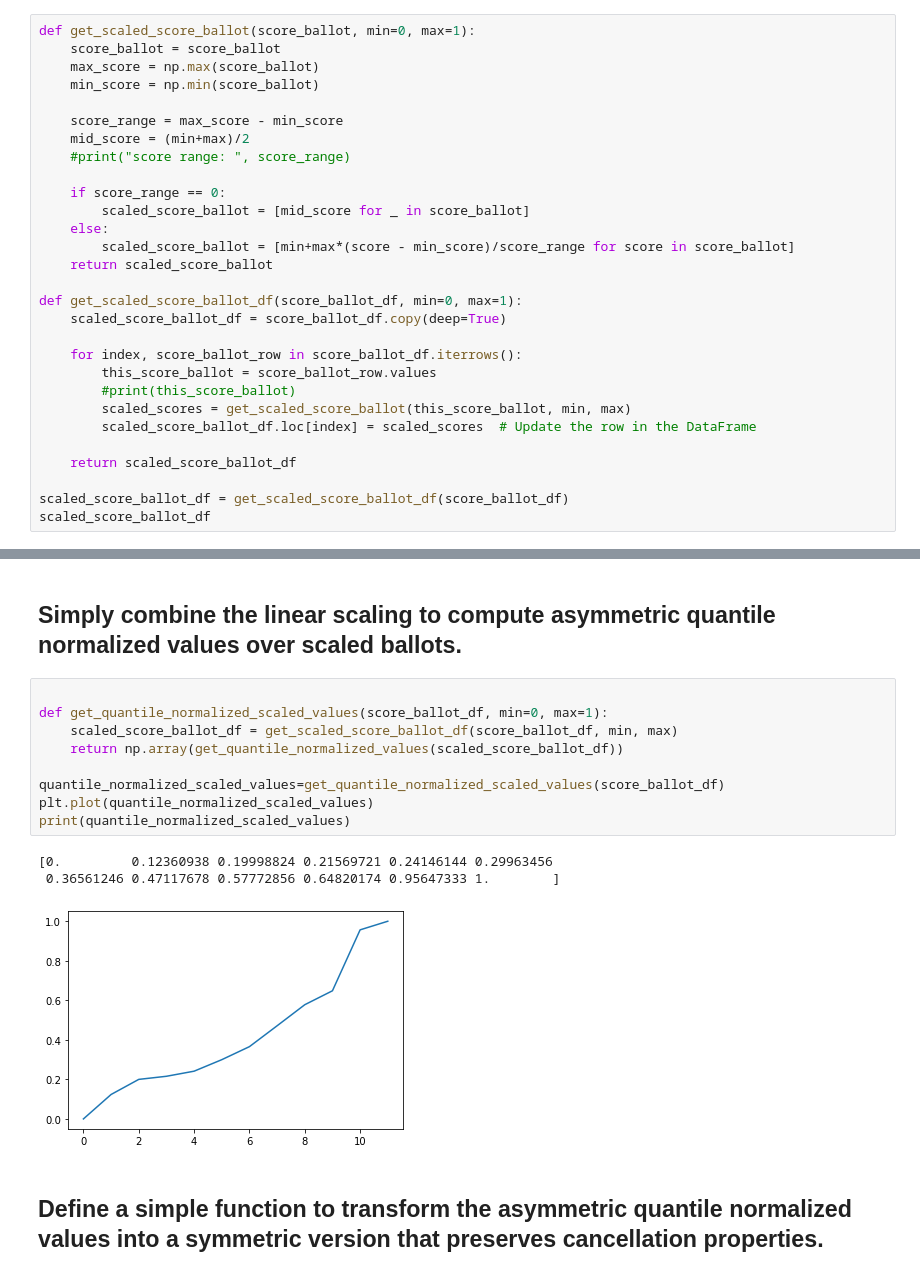
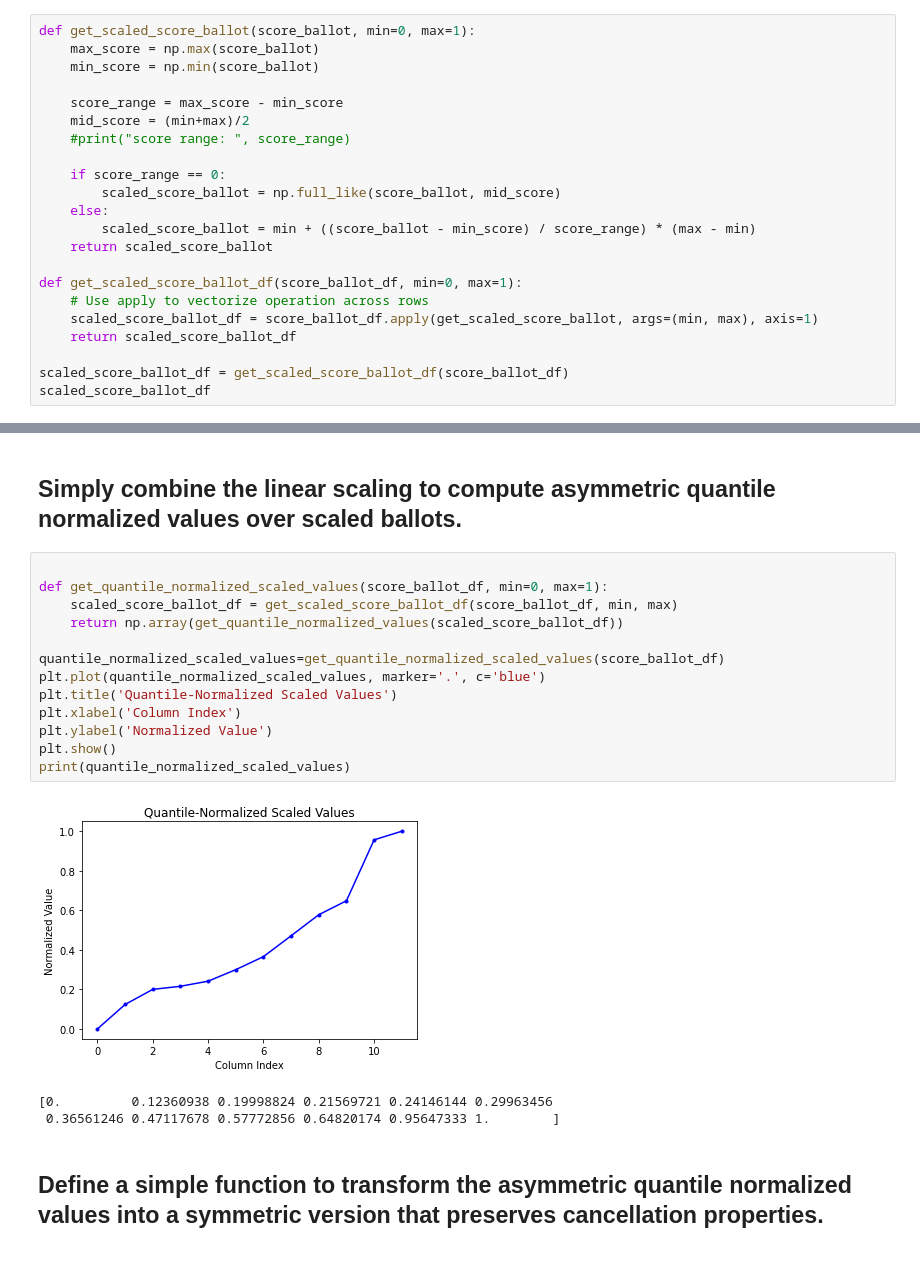
Before and after one commit to cfrankston728/symmetric_quantile-normalized_score, a Jupyter notebook: voting_explorer.ipynb, the cells around one changed output, grey strips where cells are left out. Saved outputs shown, nothing was run; the diff lists cells and outputs as text.

Commit message:
vectorized processes for efficiency

```diff
--- a/voting_explorer.ipynb
+++ b/voting_explorer.ipynb
@@ -53,7 +53,6 @@ score_ballot_df
 Include a default case when a ballot has no variation.
 # %%
 def get_scaled_score_ballot(score_ballot, min=0, max=1):
-    score_ballot = score_ballot
     max_score = np.max(score_ballot)
     min_score = np.min(score_ballot)
 
@@ -62,20 +61,14 @@ def get_scaled_score_ballot(score_ballot, min=0, max=1):
     #print("score range: ", score_range)
 
     if score_range == 0:
-        scaled_score_ballot = [mid_score for _ in score_ballot]
+        scaled_score_ballot = np.full_like(score_ballot, mid_score)
     else:
-        scaled_score_ballot = [min+max*(score - min_score)/score_range for score in score_ballot]
+        scaled_score_ballot = min + ((score_ballot - min_score) / score_range) * (max - min)
     return scaled_score_ballot
 
 def get_scaled_score_ballot_df(score_ballot_df, min=0, max=1):
-    scaled_score_ballot_df = score_ballot_df.copy(deep=True)
-
-    for index, score_ballot_row in score_ballot_df.iterrows():
-        this_score_ballot = score_ballot_row.values
-        #print(this_score_ballot)
-        scaled_scores = get_scaled_score_ballot(this_score_ballot, min, max)
-        scaled_score_ballot_df.loc[index] = scaled_scores  # Update the row in the DataFrame
-
+    # Use apply to vectorize operation across rows
+    scaled_score_ballot_df = score_ballot_df.apply(get_scaled_score_ballot, args=(min, max), axis=1)
     return scaled_score_ballot_df
 
 scaled_score_ballot_df = get_scaled_score_ballot_df(score_ballot_df)
@@ -182,16 +175,20 @@ get_quantile_normalized_values(scaled_score_ballot_df)
 # %%
 
 def get_quantile_normalized_scaled_values(score_ballot_df, min=0, max=1):
     scaled_score_ballot_df = get_scaled_score_ballot_df(score_ballot_df, min, max)
     return np.array(get_quantile_normalized_values(scaled_score_ballot_df))
 
 quantile_normalized_scaled_values=get_quantile_normalized_scaled_values(score_ballot_df)
-plt.plot(quantile_normalized_scaled_values)
+plt.plot(quantile_normalized_scaled_values, marker='.', c='blue')
+plt.title('Quantile-Normalized Scaled Values')
+plt.xlabel('Column Index')
+plt.ylabel('Normalized Value')
+plt.show()
 print(quantile_normalized_scaled_values)
 # %% [output]
+[figure, new version]
 [0.         0.12360938 0.19998824 0.21569721 0.24146144 0.29963456
  0.36561246 0.47117678 0.57772856 0.64820174 0.95647333 1.        ]
-[figure, old version]
 # %% [markdown]
 ## Define a simple function to transform the asymmetric quantile normalized values into a symmetric version that preserves cancellation properties.
 # %%
```
Also changed, not shown: parts of 8 cells of this notebook.
